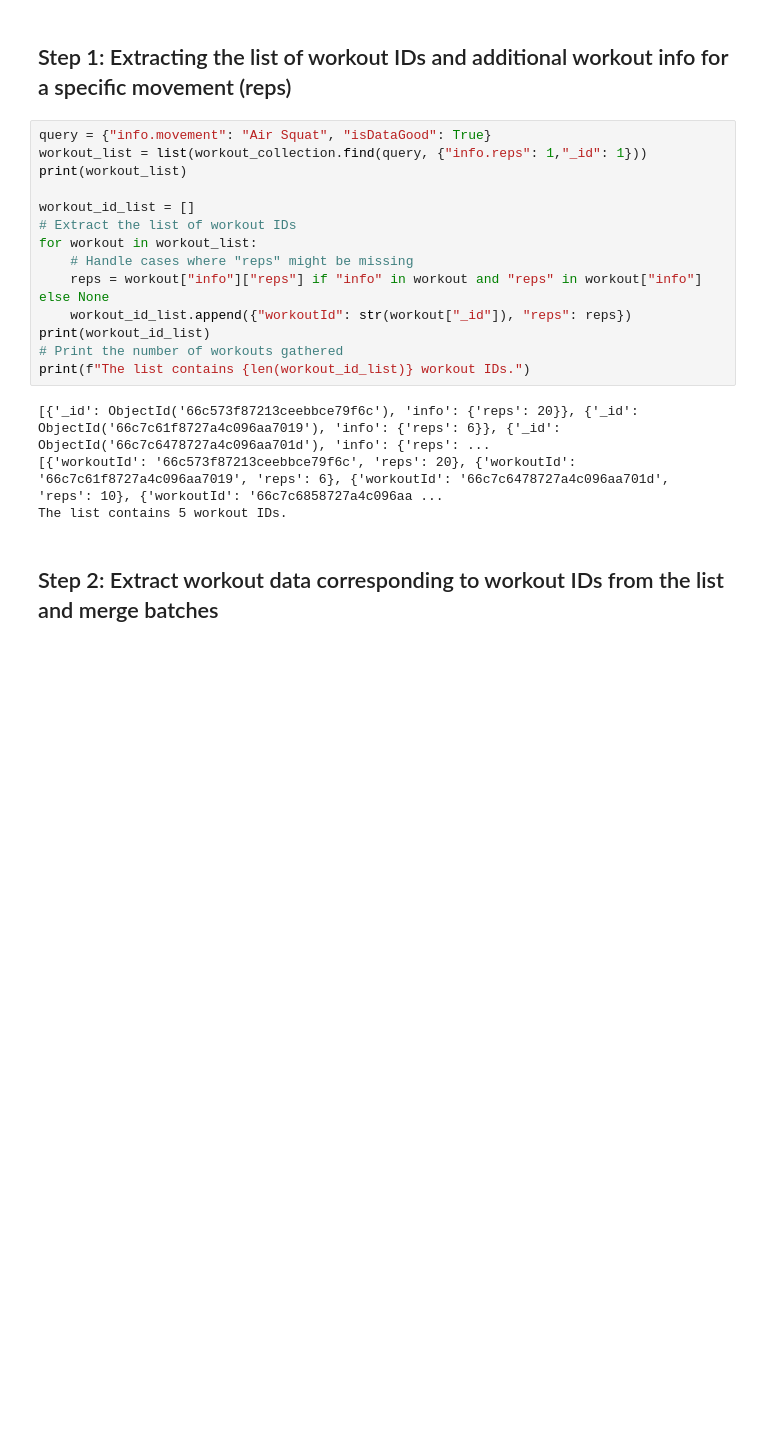
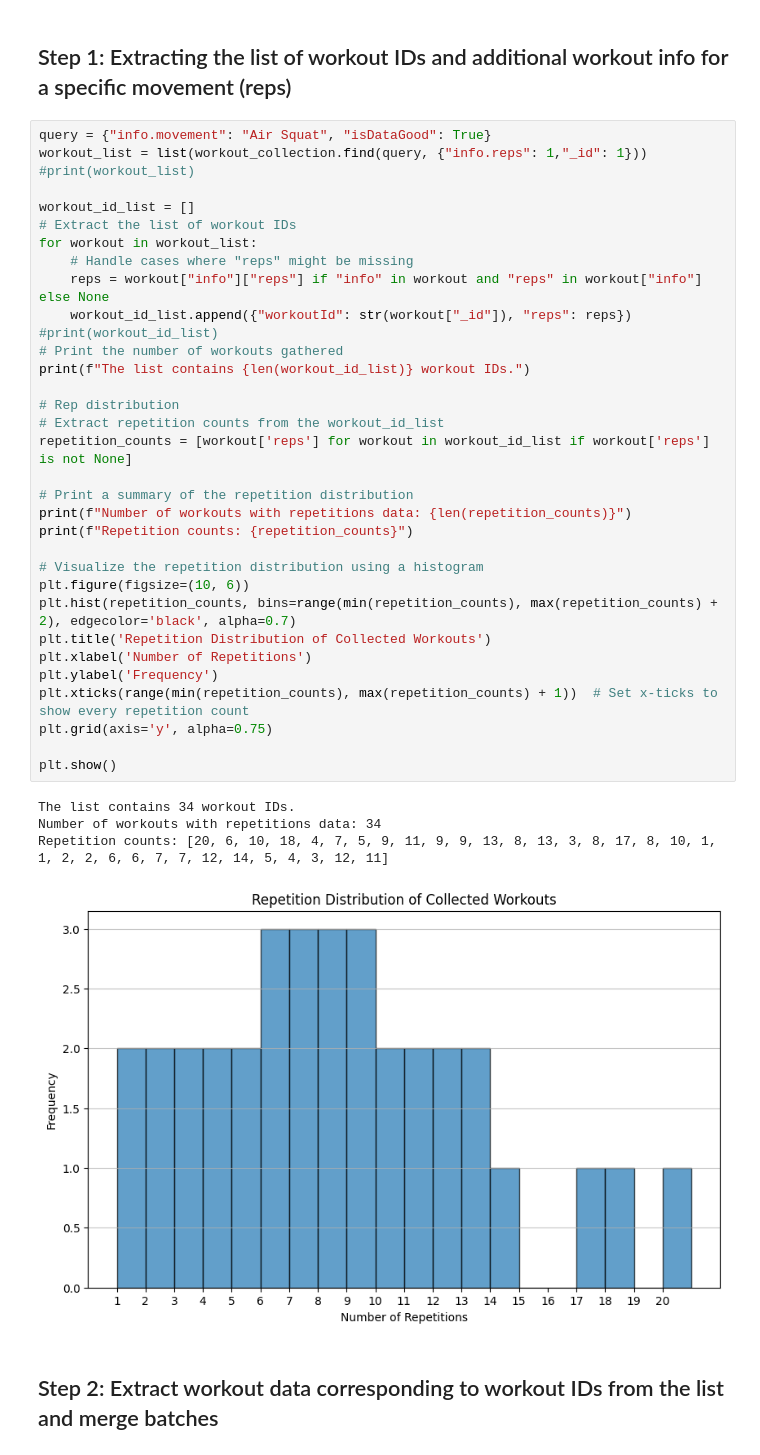
Before and after one commit to Slimslim/ML.WorkoutApp, a Jupyter notebook: notebooks/data_extraction_V1.ipynb, the cells around one changed output. Saved outputs shown, nothing was run; the diff lists cells and outputs as text; blank space fills up the shorter version.

```diff
--- a/notebooks/data_extraction_V1.ipynb
+++ b/notebooks/data_extraction_V1.ipynb
@@ -37,21 +39,41 @@ TensorFlow version: 2.17.0
 # %%
 query = {"info.movement": "Air Squat", "isDataGood": True}
 workout_list = list(workout_collection.find(query, {"info.reps": 1,"_id": 1}))
-print(workout_list)
+#print(workout_list)
 
 workout_id_list = []
 # Extract the list of workout IDs
 for workout in workout_list:
     # Handle cases where "reps" might be missing
     reps = workout["info"]["reps"] if "info" in workout and "reps" in workout["info"] else None
     workout_id_list.append({"workoutId": str(workout["_id"]), "reps": reps})
-print(workout_id_list)
+#print(workout_id_list)
 # Print the number of workouts gathered
 print(f"The list contains {len(workout_id_list)} workout IDs.")
+
+# Rep distribution
+# Extract repetition counts from the workout_id_list
+repetition_counts = [workout['reps'] for workout in workout_id_list if workout['reps'] is not None]
+
+# Print a summary of the repetition distribution
+print(f"Number of workouts with repetitions data: {len(repetition_counts)}")
+print(f"Repetition counts: {repetition_counts}")
+
+# Visualize the repetition distribution using a histogram
+plt.figure(figsize=(10, 6))
+plt.hist(repetition_counts, bins=range(min(repetition_counts), max(repetition_counts) + 2), edgecolor='black', alpha=0.7)
+plt.title('Repetition Distribution of Collected Workouts')
+plt.xlabel('Number of Repetitions')
+plt.ylabel('Frequency')
+plt.xticks(range(min(repetition_counts), max(repetition_counts) + 1))  # Set x-ticks to show every repetition count
+plt.grid(axis='y', alpha=0.75)
+
+plt.show()
 # %% [output]
-[{'_id': ObjectId('66c573f87213ceebbce79f6c'), 'info': {'reps': 20}}, {'_id': ObjectId('66c7c61f8727a4c096aa7019'), 'info': {'reps': 6}}, {'_id': ObjectId('66c7c6478727a4c096aa701d'), 'info': {'reps': ...
-[{'workoutId': '66c573f87213ceebbce79f6c', 'reps': 20}, {'workoutId': '66c7c61f8727a4c096aa7019', 'reps': 6}, {'workoutId': '66c7c6478727a4c096aa701d', 'reps': 10}, {'workoutId': '66c7c6858727a4c096aa ...
-The list contains 5 workout IDs.
+The list contains 34 workout IDs.
+Number of workouts with repetitions data: 34
+Repetition counts: [20, 6, 10, 18, 4, 7, 5, 9, 11, 9, 9, 13, 8, 13, 3, 8, 17, 8, 10, 1, 1, 2, 2, 6, 6, 7, 7, 12, 14, 5, 4, 3, 12, 11]
+[figure, added]
 # %% [markdown]
 ## Step 2: Extract workout data corresponding to workout IDs from the list and merge batches
 # %%
```
Also changed, not shown: parts of 21 cells of this notebook, 5 other files.
